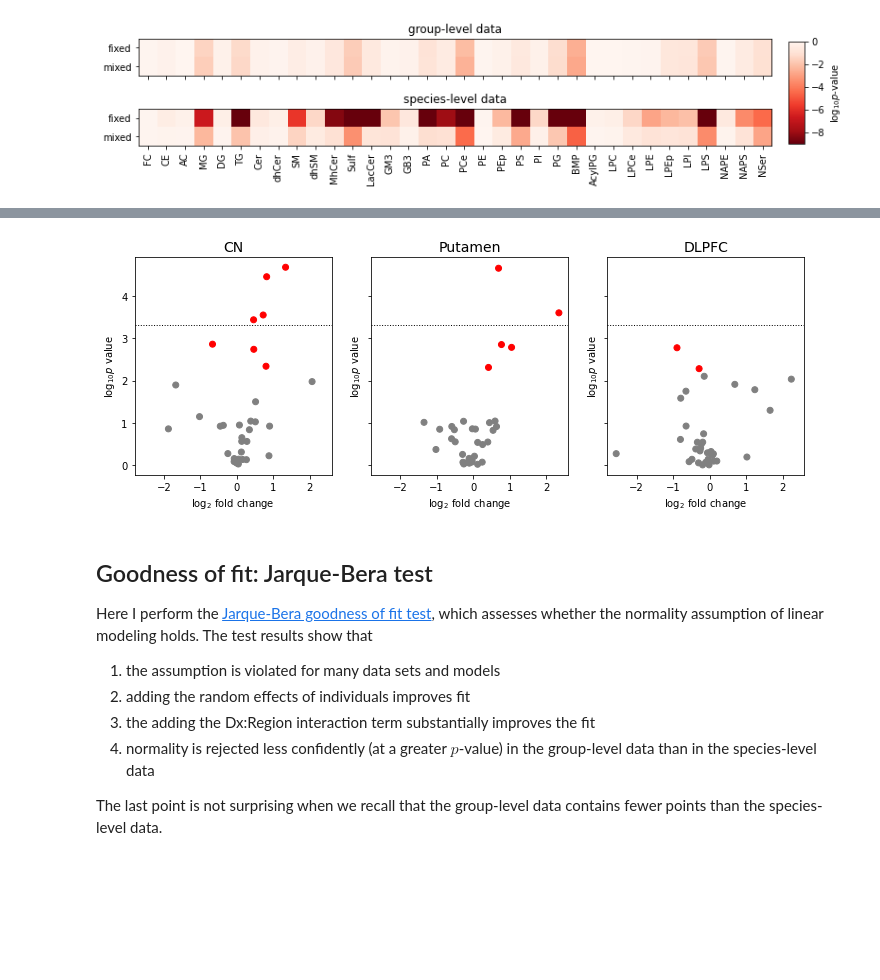
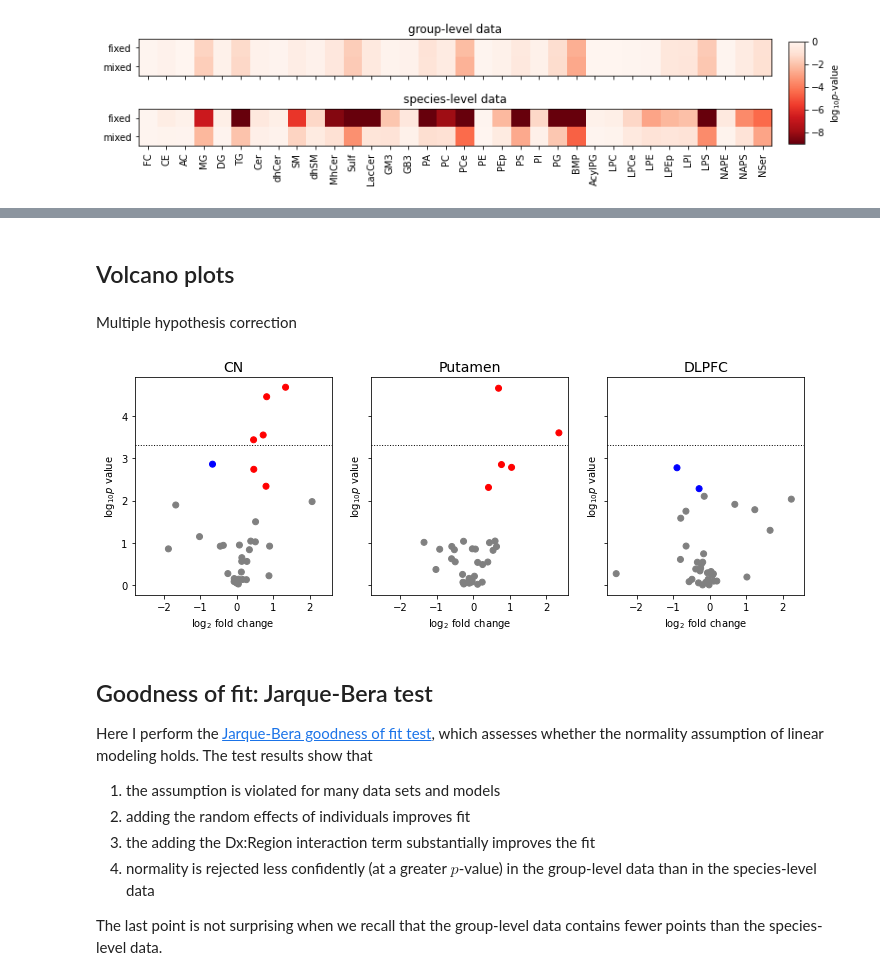
Before and after one commit to attilagk/Gabriel, a Jupyter notebook: notebooks/2022-09-04-mixed-models/2022-09-04-mixed-models.ipynb, the cells around one changed output, grey strips where cells are left out. Saved outputs shown, nothing was run; the diff lists cells and outputs as text; code cells hidden in the pictures; blank space fills up the shorter version.

Commit message:
multiple hypothesis correction

```diff
--- a/notebooks/2022-09-04-mixed-models/2022-09-04-mixed-models.ipynb
+++ b/notebooks/2022-09-04-mixed-models/2022-09-04-mixed-models.ipynb
@@ -353,10 +321,2 @@ log2fold_changes = fold_changes.applymap(np.log2)
-# %%
-fig, ax = plt.subplots(1, len(brain_regions1), sharey=True, sharex=True, figsize=(12, 4))
-for axi, r in zip(ax, brain_regions1):
-    axi.scatter(x=log2fold_changes[r], y=-log10pvalues[r], c=reject_colors[r], marker='o')
-    axi.axhline(y=-np.log10(alphacBonf), linestyle='dotted', color='black', linewidth=1)
-    axi.set_title(r, fontsize=14)
-    axi.set_xlabel(r'$\log_2$ fold change')
-    axi.set_ylabel(r'$\log_{10}p$ value')
-# %% [output]
-[figure, removed]
+# %% [markdown]
+## Volcano plots
@@ -362,0 +328,19 @@ for axi, r in zip(ax, brain_regions1):
+# %% [markdown]
+Multiple hypothesis correction
+# %%
+pvalues_long = pvalues.unstack()
+reject_long, pvals_corrected_long, alphacSidak, alphacBonf = sm.stats.multipletests(pvalues_long, method='fdr_bh')
+
+def unstack_corrected(a):
+    s = pd.Series(a, index=pvalues_long.index)
+    df = s.unstack(level=0)
+    return(df)
+
+def make_colorvec(palette=['red', 'blue', 'gray'], reject_long=reject_long, fold_changes=fold_changes):
+    colorvec_long = [(lambda x: 'red' if x else 'gray')(b) for b in reject_long]
+    colorvec_long = [c if f >= 1 or c == 'gray' else 'blue' for c, f in zip(colorvec_long, fold_changes.unstack())]
+    colorvec = unstack_corrected(colorvec_long)
+    return(colorvec)
+
+edgecolors = make_colorvec(palette=['red', 'blue', 'gray'])
+facecolors = make_colorvec(palette=['pink', 'lightblue', 'lightgray'])
@@ -363,3 +359,13 @@ for axi, r in zip(ax, brain_regions1):
+# %%
+fig, ax = plt.subplots(1, len(brain_regions1), sharey=True, sharex=True, figsize=(12, 4))
+for axi, r in zip(ax, brain_regions1):
+    axi.scatter(x=log2fold_changes[r], y=-log10pvalues[r], edgecolors=edgecolors[r], marker='o', facecolors=facecolors[r])
+    axi.axhline(y=-np.log10(alphacBonf), linestyle='dotted', color='black', linewidth=1)
+    axi.set_title(r, fontsize=14)
+    axi.set_xlabel(r'$\log_2$ fold change')
+    axi.set_ylabel(r'$\log_{10}p$ value')
+# %% [output]
+[figure, added]
 # %% [markdown]
 ## Goodness of fit: Jarque-Bera test
 
```
Also changed, not shown: parts of 9 cells of this notebook.
